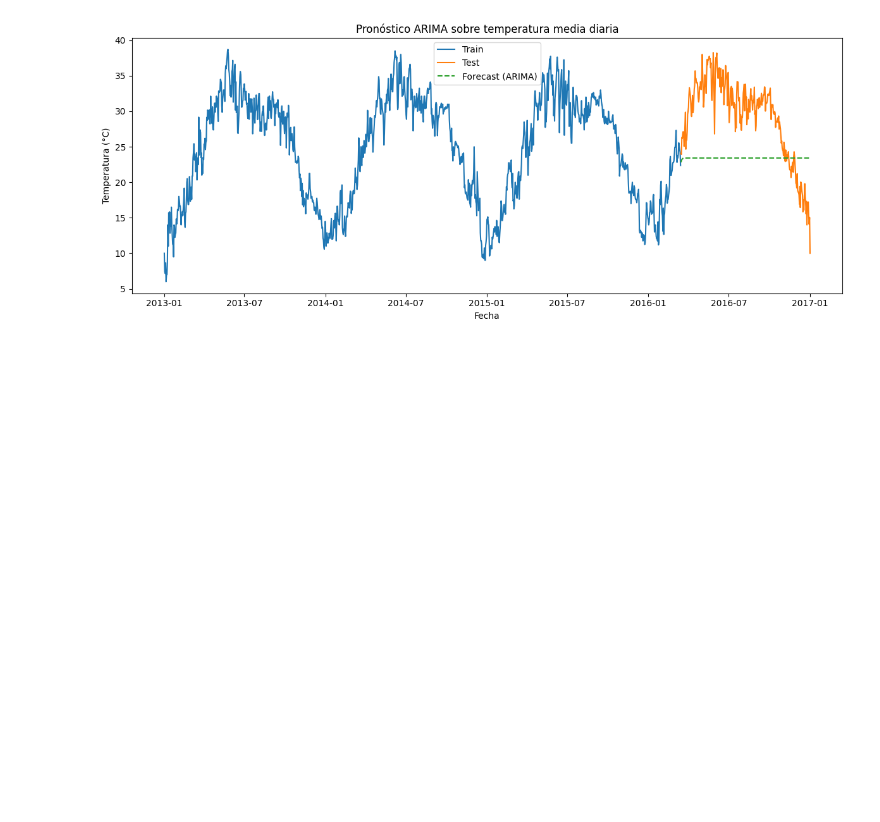
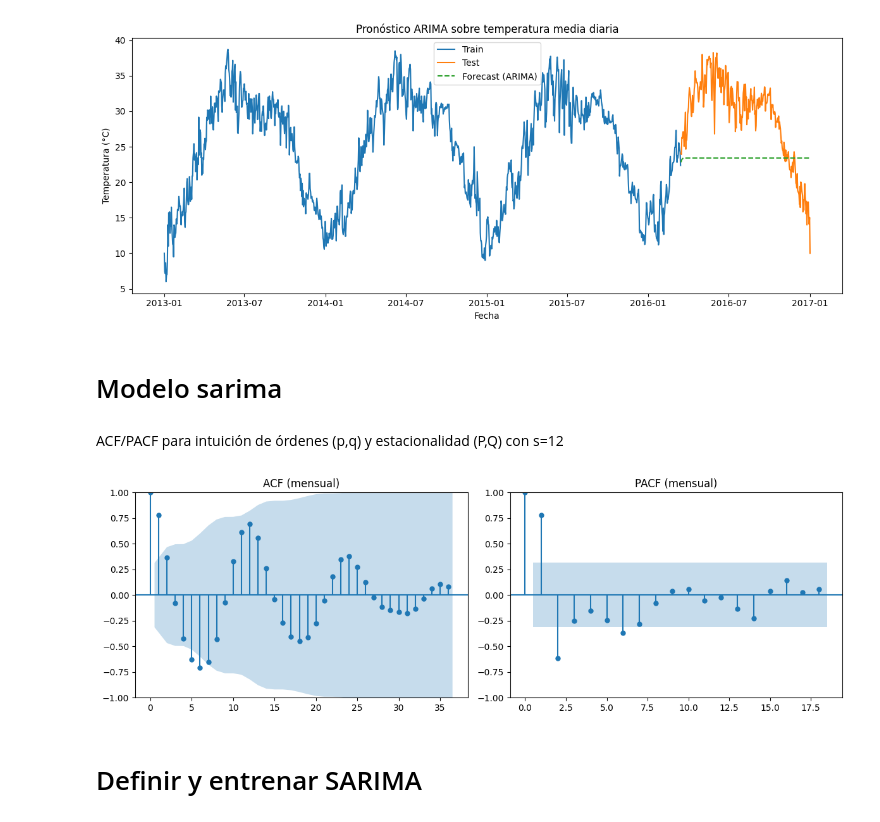
Before and after one commit to buntynanwani/AnalisisDeSeriesTemporales, a Jupyter notebook: notebooks/03_modelos_ARIMA.ipynb, the cells around one changed output. Saved outputs shown, nothing was run; the diff lists cells and outputs as text; code cells hidden in the pictures; blank space fills up the shorter version.

Commit message:
model sarima

```diff
--- a/notebooks/03_modelos_ARIMA.ipynb
+++ b/notebooks/03_modelos_ARIMA.ipynb
@@ -145,3 +153,5 @@ plt.tight_layout()
 plt.show()
 # %% [output]
 [figure]
+# %% [markdown]
+# Modelo sarima
@@ -147,0 +162,30 @@ plt.show()
+# %%
+## Preparar serie mensual (M) desde diario: estacionalidad anual s=12
+y_daily = df['meantemp'].asfreq('D')
+y_daily = y_daily.interpolate()
+
+# Remuestreo a fin de mes: M (para estacionalidad anual clara)
+y = y_daily.resample('ME').mean()
+y = y.interpolate()
+
+# Split temporal
+train_size = int(len(y) * 0.8)
+y_train, y_test = y.iloc[:train_size], y.iloc[train_size:]
+# %% [markdown]
+ACF/PACF para intuición de órdenes (p,q) y estacionalidad (P,Q) con s=12
+# %%
+nobs = len(y_train.dropna())
+max_pacf_lags = max(1, nobs // 2 - 1)  # restricción del 50% del tamaño muestral
+
+fig, axes = plt.subplots(1, 2, figsize=(12,4))
+plot_acf(y_train.dropna(), lags=min(36, nobs-2), ax=axes[0])
+axes[0].set_title('ACF (mensual)')
+
+plot_pacf(y_train.dropna(), lags=min(24, max_pacf_lags), ax=axes[1], method='ywm')
+axes[1].set_title('PACF (mensual)')
+plt.tight_layout()
+plt.show()
+# %% [output]
+[figure, added]
+# %% [markdown]
+# Definir y entrenar SARIMA
```
Also changed, not shown: parts of 17 cells of this notebook.
